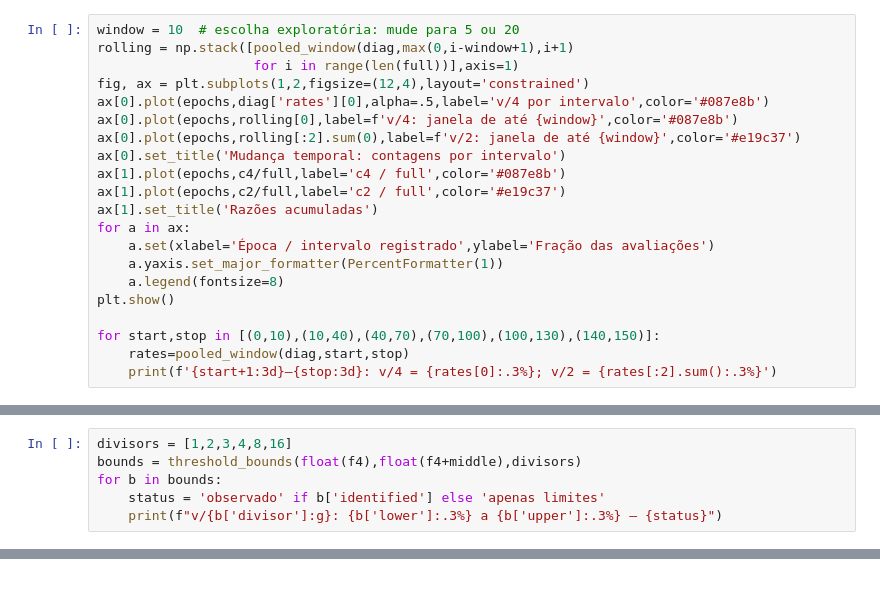
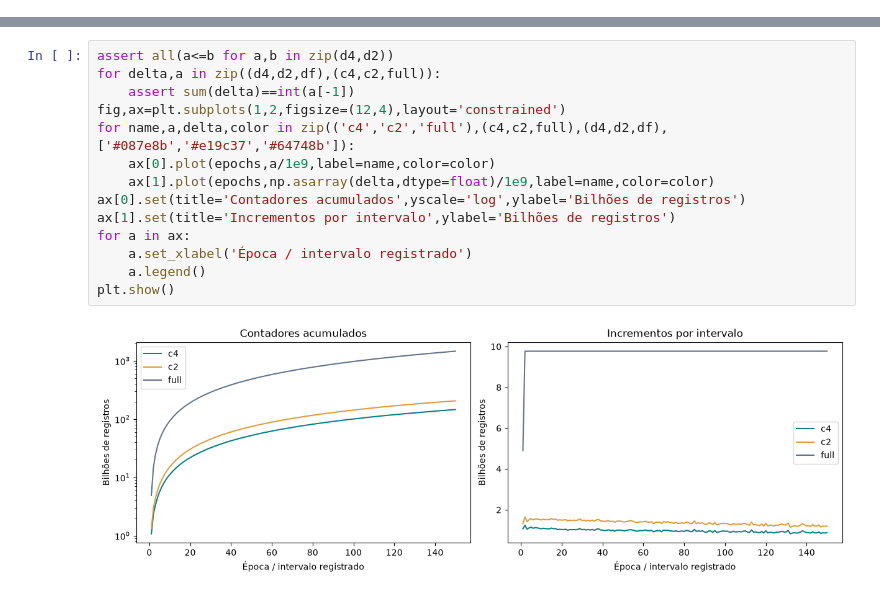
Before and after one commit to ItaloLRC/optimizer-research, a Jupyter notebook: notebooks/threshold-diagnostics.ipynb, the cells around one changed output, grey strips where cells are left out. Saved outputs shown, nothing was run; the diff lists cells and outputs as text.

```diff
--- a/notebooks/threshold-diagnostics.ipynb
+++ b/notebooks/threshold-diagnostics.ipynb
@@ -87,21 +29,0 @@ Comparamos taxas por intervalo com razões acumuladas. Uma janela usa a soma das
-# %%
-window = 10  # escolha exploratória: mude para 5 ou 20
-rolling = np.stack([pooled_window(diag,max(0,i-window+1),i+1)
-                    for i in range(len(full))],axis=1)
-fig, ax = plt.subplots(1,2,figsize=(12,4),layout='constrained')
-ax[0].plot(epochs,diag['rates'][0],alpha=.5,label='v/4 por intervalo',color='#087e8b')
-ax[0].plot(epochs,rolling[0],label=f'v/4: janela de até {window}',color='#087e8b')
-ax[0].plot(epochs,rolling[:2].sum(0),label=f'v/2: janela de até {window}',color='#e19c37')
-ax[0].set_title('Mudança temporal: contagens por intervalo')
-ax[1].plot(epochs,c4/full,label='c4 / full',color='#087e8b')
-ax[1].plot(epochs,c2/full,label='c2 / full',color='#e19c37')
-ax[1].set_title('Razões acumuladas')
-for a in ax:
-    a.set(xlabel='Época / intervalo registrado',ylabel='Fração das avaliações')
-    a.yaxis.set_major_formatter(PercentFormatter(1))
-    a.legend(fontsize=8)
-plt.show()
-
-for start,stop in [(0,10),(10,40),(40,70),(70,100),(100,130),(140,150)]:
-    rates=pooled_window(diag,start,stop)
-    print(f'{start+1:3d}–{stop:3d}: v/4 = {rates[0]:.3%}; v/2 = {rates[:2].sum():.3%}')
@@ -122,6 +29,0 @@ Temos dois pontos observados. Sem a distribuição completa, o que pode ser obti
-# %%
-divisors = [1,2,3,4,8,16]
-bounds = threshold_bounds(float(f4),float(f4+middle),divisors)
-for b in bounds:
-    status = 'observado' if b['identified'] else 'apenas limites'
-    print(f"v/{b['divisor']:g}: {b['lower']:.3%} a {b['upper']:.3%} — {status}")
@@ -158,0 +34,16 @@ O [relatório completo](../results/research/report.md) e os CSVs em `results/res
+# %%
+assert all(a<=b for a,b in zip(d4,d2))
+for delta,a in zip((d4,d2,df),(c4,c2,full)):
+    assert sum(delta)==int(a[-1])
+fig,ax=plt.subplots(1,2,figsize=(12,4),layout='constrained')
+for name,a,delta,color in zip(('c4','c2','full'),(c4,c2,full),(d4,d2,df),['#087e8b','#e19c37','#64748b']):
+    ax[0].plot(epochs,a/1e9,label=name,color=color)
+    ax[1].plot(epochs,np.asarray(delta,dtype=float)/1e9,label=name,color=color)
+ax[0].set(title='Contadores acumulados',yscale='log',ylabel='Bilhões de registros')
+ax[1].set(title='Incrementos por intervalo',ylabel='Bilhões de registros')
+for a in ax:
+    a.set_xlabel('Época / intervalo registrado')
+    a.legend()
+plt.show()
+# %% [output]
+[figure, added]
```
Also changed, not shown: parts of 18 cells of this notebook, 36 other files.
